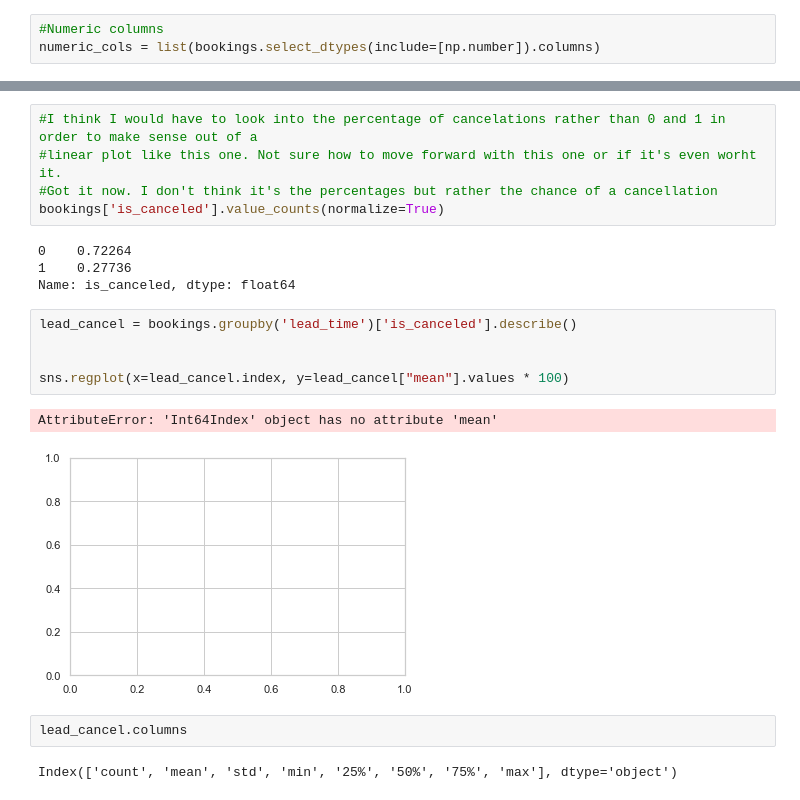
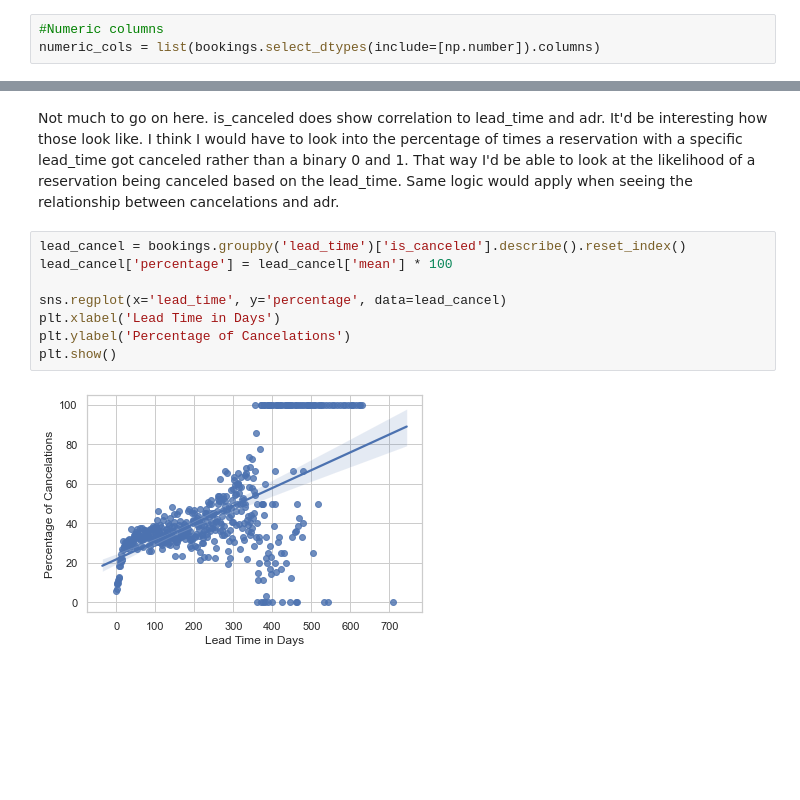
Before and after one commit to asaint13/Capstone_Two-Booking_Cancelations, a Jupyter notebook: 03-EDA.ipynb, the cells around one changed output, grey strips where cells are left out. Saved outputs shown, nothing was run; the diff lists cells and outputs as text; blank space fills up the shorter version.

Commit message:
First finished version of the EDA notebook and post EDA data

```diff
--- a/03-EDA.ipynb
+++ b/03-EDA.ipynb
@@ -425,21 +416,12 @@ sns.regplot(x='adr', y='is_canceled', data=bookings)
-# %%
-#I think I would have to look into the percentage of cancelations rather than 0 and 1 in order to make sense out of a
-#linear plot like this one. Not sure how to move forward with this one or if it's even worht it.
-#Got it now. I don't think it's the percentages but rather the chance of a cancellation
-bookings['is_canceled'].value_counts(normalize=True)
-# %% [output]
-0    0.72264
-1    0.27736
-Name: is_canceled, dtype: float64
-# %%
-lead_cancel = bookings.groupby('lead_time')['is_canceled'].describe()
-
-
-sns.regplot(x=lead_cancel.index, y=lead_cancel["mean"].values * 100)
-# %% [output]
-AttributeError: 'Int64Index' object has no attribute 'mean'
-[figure, removed]
-# %%
-lead_cancel.columns
-# %% [output]
-Index(['count', 'mean', 'std', 'min', '25%', '50%', '75%', 'max'], dtype='object')
+# %% [markdown]
+Not much to go on here. is_canceled does show correlation to lead_time and adr. It'd be interesting how those look like. I think I would have to look into the percentage of times a reservation with a specific lead_time got canceled rather than a binary 0 and 1. That way I'd be able to look at the likelihood of a reservation being canceled based on the lead_time. Same logic would apply when seeing the relationship between cancelations and adr.
+# %%
+lead_cancel = bookings.groupby('lead_time')['is_canceled'].describe().reset_index()
+lead_cancel['percentage'] = lead_cancel['mean'] * 100
+
+sns.regplot(x='lead_time', y='percentage', data=lead_cancel)
+plt.xlabel('Lead Time in Days')
+plt.ylabel('Percentage of Cancelations')
+plt.show()
+# %% [output]
+[figure, added]
```
Also changed, not shown: parts of 21 cells of this notebook, 1 other file.
